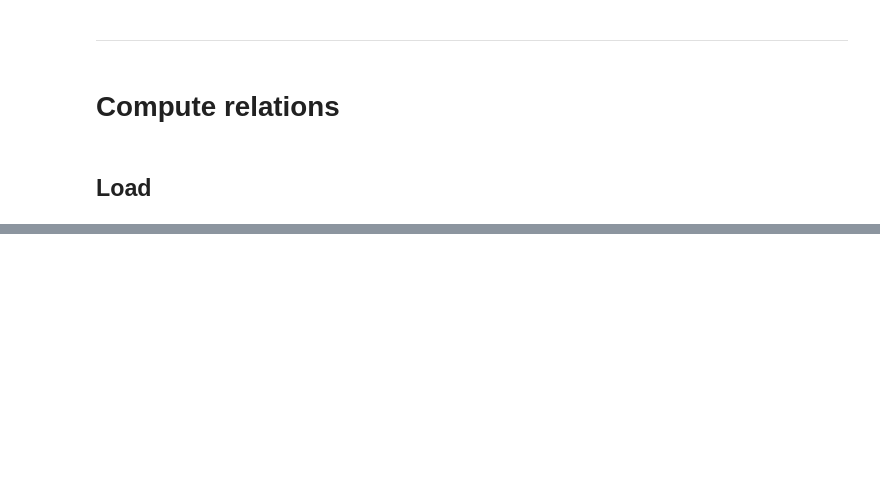
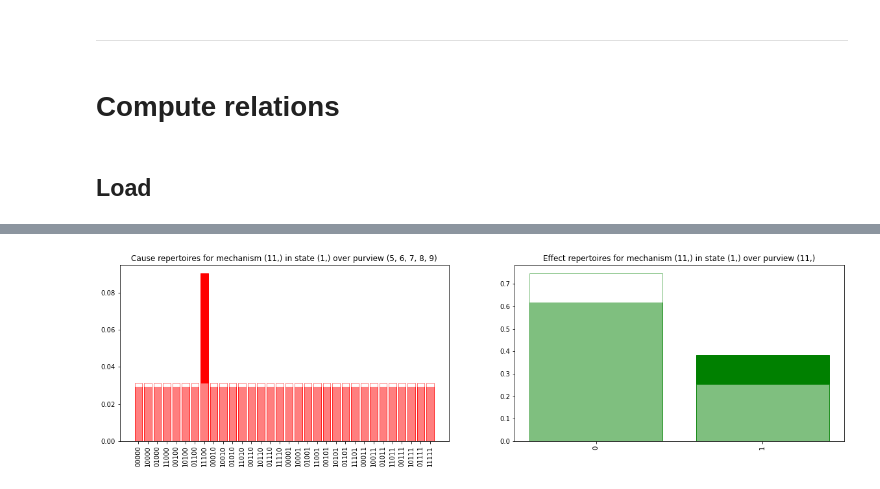
Before and after one commit to bjorneju/substrate_modeler, a Jupyter notebook: main_from_units.ipynb, the cells around one changed output, grey strips where cells are left out. Drawn from its saved outputs; the diff is of its cells as text; code cells hidden in the pictures; blank space fills up the shorter version.

```diff
--- a/main_from_units.ipynb
+++ b/main_from_units.ipynb
@@ -743,2 +893,9 @@ plt.title('Effect repertoires for mechanism {} in state {} over purview {}'.form
 # %%
-subsystem.state[11]
+subsystem = SUBSYSTEMS[STATES[7]]
+cause_purview = (5,6,7,8,9)
+effect_purview = (11,)
+mechanism = (11,)
+
+plot_cause_effect_repertoires(subsystem, mechanism, cause_purview, effect_purview)
+# %% [output]
+[figure, added]
```
Also changed, not shown: parts of 24 cells of this notebook.
